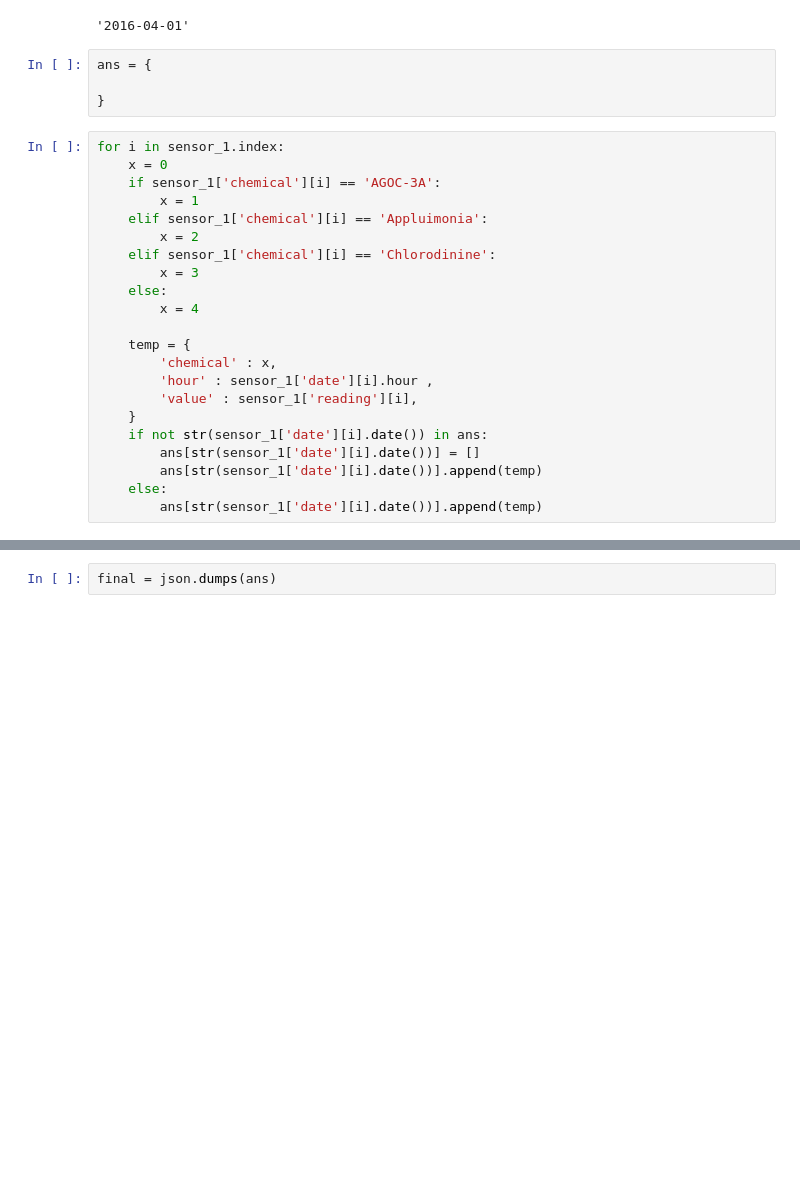
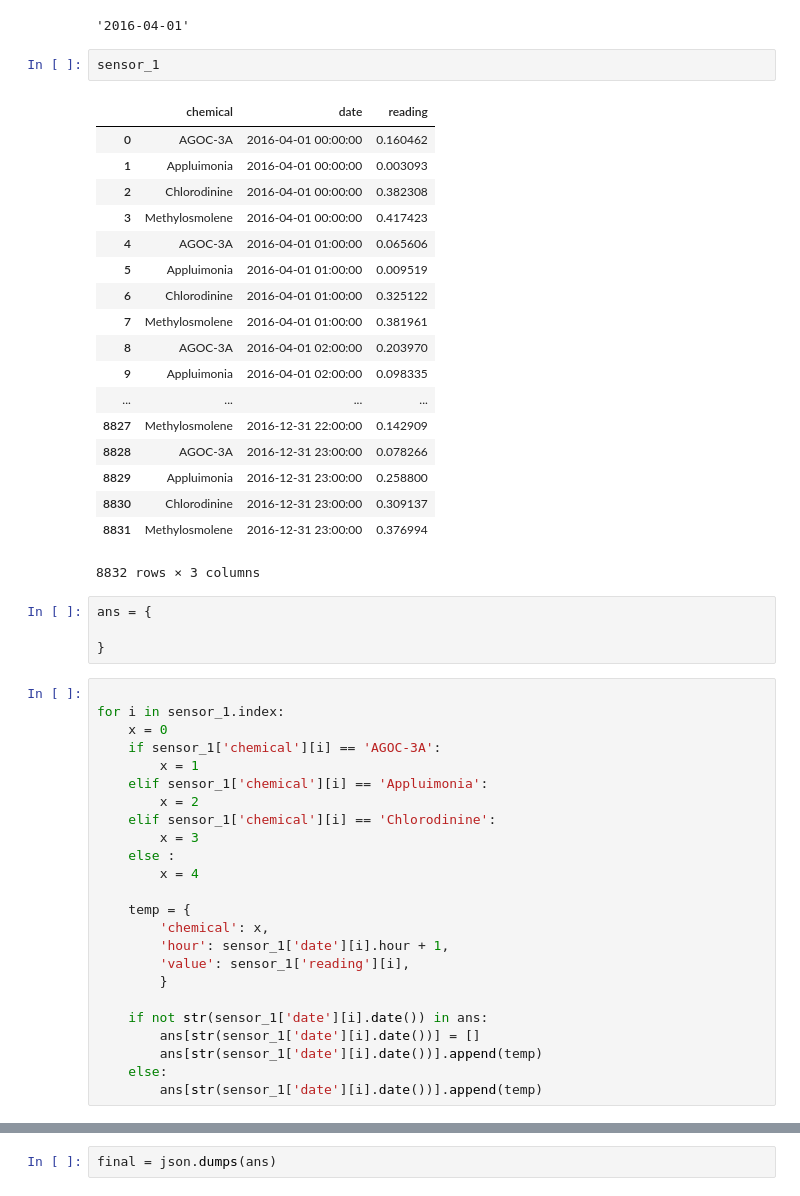
Before and after one commit to AshishSanthaKumar/VAST-Challenge-2017-D3-Js, a Jupyter notebook: MC2Data/heatmap_processing.ipynb, the cells around one changed output, grey strips where cells are left out. Saved outputs shown, nothing was run; the diff lists cells and outputs as text; blank space fills up the shorter version.

```diff
--- a/MC2Data/heatmap_processing.ipynb
+++ b/MC2Data/heatmap_processing.ipynb
@@ -266,11 +255,33 @@ sensor_1
 str(sensor_1['date'][0].date())
 # %% [output]
 '2016-04-01'
+# %%
+sensor_1
+# %% [output]
+|  | chemical | date | reading |
+| 0 | AGOC-3A | 2016-04-01 00:00:00 | 0.160462 |
+| 1 | Appluimonia | 2016-04-01 00:00:00 | 0.003093 |
+| 2 | Chlorodinine | 2016-04-01 00:00:00 | 0.382308 |
+| 3 | Methylosmolene | 2016-04-01 00:00:00 | 0.417423 |
+| 4 | AGOC-3A | 2016-04-01 01:00:00 | 0.065606 |
+| 5 | Appluimonia | 2016-04-01 01:00:00 | 0.009519 |
+| 6 | Chlorodinine | 2016-04-01 01:00:00 | 0.325122 |
+| 7 | Methylosmolene | 2016-04-01 01:00:00 | 0.381961 |
+| 8 | AGOC-3A | 2016-04-01 02:00:00 | 0.203970 |
+| 9 | Appluimonia | 2016-04-01 02:00:00 | 0.098335 |
+| ... | ... | ... | ... |
+| 8827 | Methylosmolene | 2016-12-31 22:00:00 | 0.142909 |
+| 8828 | AGOC-3A | 2016-12-31 23:00:00 | 0.078266 |
+| 8829 | Appluimonia | 2016-12-31 23:00:00 | 0.258800 |
+| 8830 | Chlorodinine | 2016-12-31 23:00:00 | 0.309137 |
+| 8831 | Methylosmolene | 2016-12-31 23:00:00 | 0.376994 |
+8832 rows × 3 columns
 # %%
 ans = {
 
 }
 # %%
+
 for i in sensor_1.index:
     x = 0
     if sensor_1['chemical'][i] == 'AGOC-3A':
@@ -279,14 +290,15 @@ for i in sensor_1.index:
         x = 2
     elif sensor_1['chemical'][i] == 'Chlorodinine':
         x = 3
-    else:
+    else :
         x = 4
 
     temp = {
-        'chemical' : x,
-        'hour' : sensor_1['date'][i].hour ,
-        'value' : sensor_1['reading'][i],
-    }
+        'chemical': x,
+        'hour': sensor_1['date'][i].hour + 1,
+        'value': sensor_1['reading'][i],
+        }
+
     if not str(sensor_1['date'][i].date()) in ans:
         ans[str(sensor_1['date'][i].date())] = []
         ans[str(sensor_1['date'][i].date())].append(temp)
```
Also changed, not shown: parts of 10 cells of this notebook, 10 other files.
